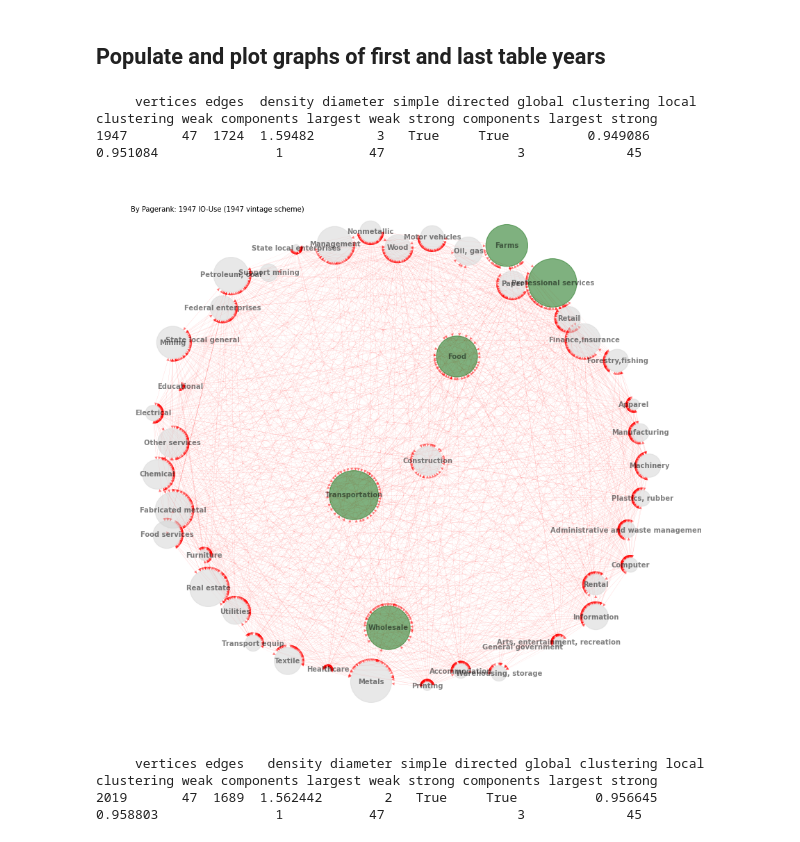
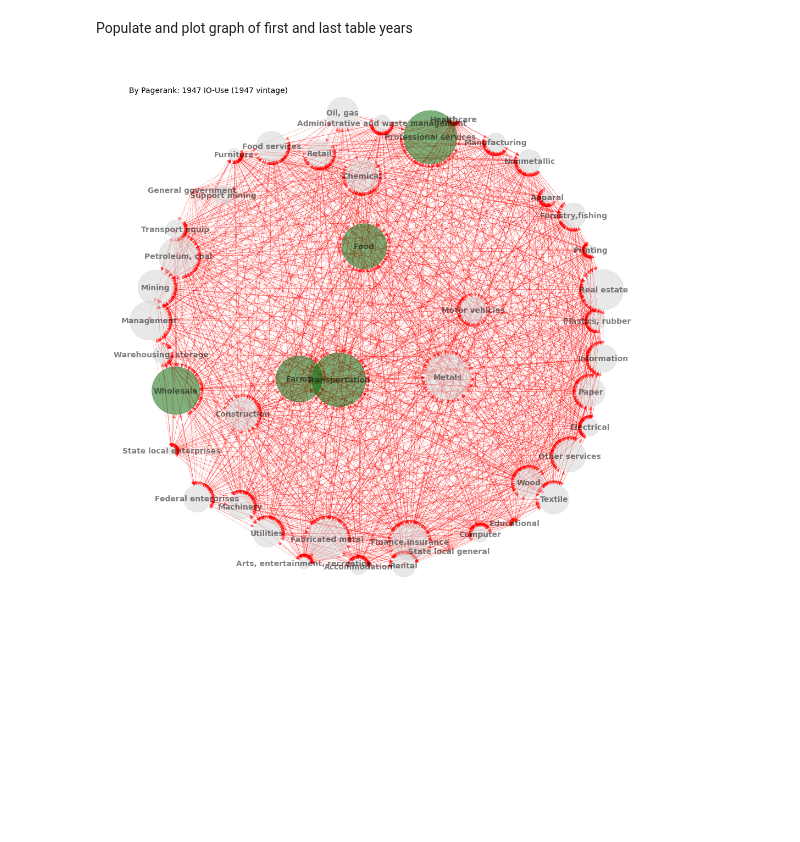
Before and after one commit to terence-lim/data-science-notebooks, a Jupyter notebook: bea_centrality.ipynb, the cells around one changed output. Saved outputs shown, nothing was run; the diff lists cells and outputs as text; code cells hidden in the pictures; blank space fills up the shorter version.

```diff
--- a/bea_centrality.ipynb
+++ b/bea_centrality.ipynb
@@ -42,0 +24,7 @@ for vintage in vintages:
+# %%
+LAST_YEAR = 2021
+years = np.arange(1947, LAST_YEAR)
+vintages = [1997, 1963, 1947]   # when sectoring schemes were revised
+rdb = RedisDB(**credentials['redis'])
+bea = BEA(rdb, **credentials['bea'], verbose=VERBOSE)
+imgdir = paths['images'] / 'bea'
@@ -47,65 +50,72 @@ drop = ('F','T','U','V','Other')  # drop these codes
 colors = ['lightgrey', 'darkgreen', 'lightgreen']
 yearc = {}  # collect annual table
 # %% [markdown]
-## Populate and plot graphs of first and last table years
+Populate and plot graph of first and last table years
 # %%
-for ifig, year in enumerate([1947, 2019]): #np.arange(1947, 2020)):
+ifig, year = 0, 1947
+vintage = 1947
+year0 = 1947
+#vintage = 1997
+#year0 = 2019
+year1 = 2020
+for ifig, year in enumerate([year0, year1]):
     # keep year, drop invalid rows
     ioUse = ioUses[(vintage, year)]
     data = ioUse[(~ioUse['rowcode'].str.startswith(drop) &
                   ~ioUse['colcode'].str.startswith(drop))].copy()
 
     # create master table of industries and measurements
     master = data[data['rowcode']==data['colcode']][['rowcode','datavalue']]\
              .set_index('rowcode')\
              .rename(columns={'datavalue': 'self'})
 
     # extract cross data; generate and load edges (as tuples) to graph
     data = data[(data['colcode'] != data['rowcode'])]
     data['weights'] = data['datavalue'] / data['datavalue'].sum()
     edges = data.loc[data['weights'] > 0,
-                     [tail, head, 'weights', 'datavalue']].values
-    g = Graph.TupleList(edges, edge_attrs=['weight', 'value'], directed=True)
-    g.vs['bea'] = list(BEA.bea_industry[g.vs['name']])
+                     [tail, head, 'weights']].values.tolist()
 
-    Series(igraph_info(g)).to_frame().T
+    G = nx.DiGraph()
+    G.add_weighted_edges_from(edges, weight='weight')
+    nx_labels = BEA.bea_industry_[list(G.nodes)].to_dict()
 
     # update master table industry flow values
     master = master.join(data.groupby(['colcode'])['datavalue'].sum(),
                          how='outer').rename(columns={'datavalue': 'user'})
     master = master.join(data.groupby(['rowcode'])['datavalue'].sum(),
                          how='outer').rename(columns={'datavalue': 'maker'})
     master = master.fillna(0).astype(int)
     # inweight~supply~authority~eigenvector~pagerank, outweight~demand~hub
-    master = master.join(DataFrame(index=list(g.vs['name']),
-                                   data=igraph_centrality(g)), how='left')
-    master['bea'] = BEA.bea_industry[master.index].to_list()
-    yearc[year] = master[['outweight','inweight', 'pagerank', 'hub',
-                          'authority', 'bea']].set_index('bea')
+
+    centrality = DataFrame(nodes_centrality(G))
+    master = master.join(centrality, how='left')
+    master['bea'] = BEA.bea_industry_[master.index].to_list()
+    yearc[year] = master[['pagerank', 'bea']].set_index('bea')
 
     # visualize graph
-    score = g.pagerank(weights='weight', damping=0.99)
-    node_size = pd.Series(data=score, index=g.vs['name']).to_dict()
-    node_color = {k: colors[0] for k in g.vs["name"]}
+    score = centrality['pagerank']
+    node_size = score.to_dict()
+    node_color = {node: colors[0] for node in G.nodes()}
     if ifig == 0:
-        center_name = g.vs['name'][np.argmax(score)]
+        center_name = score.index[score.argmax()]
     else:
         node_color.update({k: colors[2] for k in top_color})
-    top_color = g.vs[list(np.argsort(score)[-5:])]["name"]
-    node_color.update({k: colors[1] for k in top_color})
-
-    pos = igraph_draw(
-        g, num=ifig+1, center_name=center_name,
-        node_color=node_color, node_size=node_size, edge_color='r', k=3,
-        pos=(pos if ifig else None),font_size=10, font_weight='semibold',
-        labels={k:v for k,v in zip(g.vs['name'], g.vs['bea'])},
-        title=f"By Pagerank: {year} IO-Use ({vintage} vintage scheme)")
-    if logdir: plt.savefig(os.path.join(logdir, str(year) + '.jpg'))
-    print(Series(igraph_info(g)).rename(str(year)).to_frame().T.to_string())
-    plt.show()
+    top_color = list(score.index[score.argsort()[-5:]])
+    node_color.update(dict.fromkeys(top_color, colors[1]))
+    pos = graph_draw(G,
+                     num=ifig+1,
+                     figsize=(10, 10),
+                     center_name=center_name,
+                     node_color=node_color,
+                     node_size=node_size,
+                     edge_color='r',
+                     k=3,
+                     pos=(pos if ifig else None),
+                     font_size=10,
+                     font_weight='semibold',
+                     labels=master['bea'].to_dict(),
+                     title=f"By Pagerank: {year} IO-Use ({vintage} vintage)")
+    if imgdir:
+        plt.savefig(imgdir / f"{year}.jpg")
 # %% [output]
-     vertices edges  density diameter simple directed global clustering local clustering weak components largest weak strong components largest strong
-1947       47  1724  1.59482        3   True     True          0.949086         0.951084               1           47                 3             45
-[figure, old version]
+[figure, new version]
-     vertices edges   density diameter simple directed global clustering local clustering weak components largest weak strong components largest strong
-2019       47  1689  1.562442        2   True     True          0.956645         0.958803               1           47                 3             45
```
Also changed, not shown: parts of 20 cells of this notebook, 42 other files.
